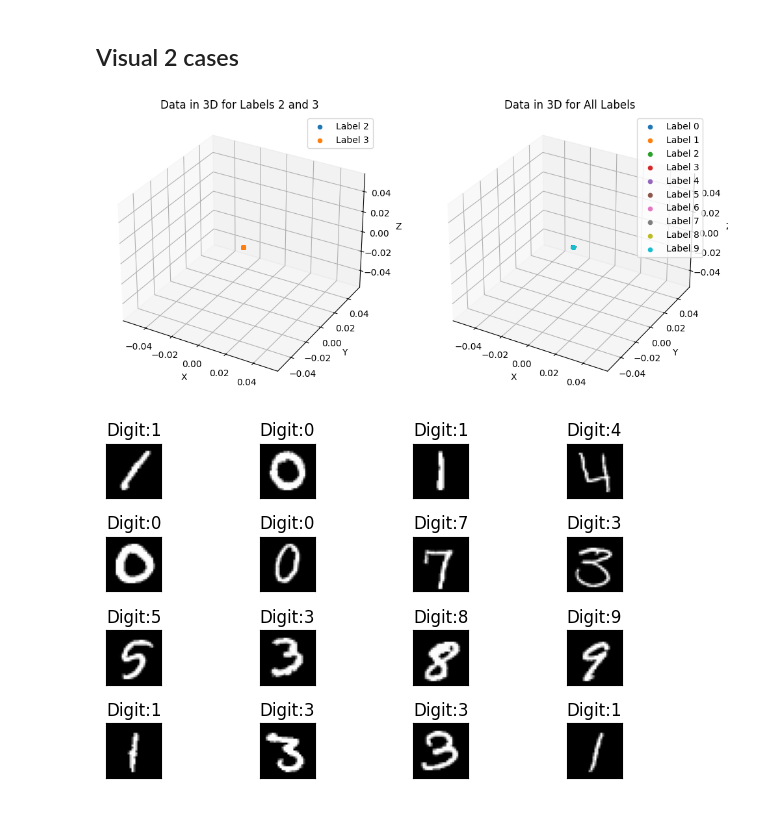
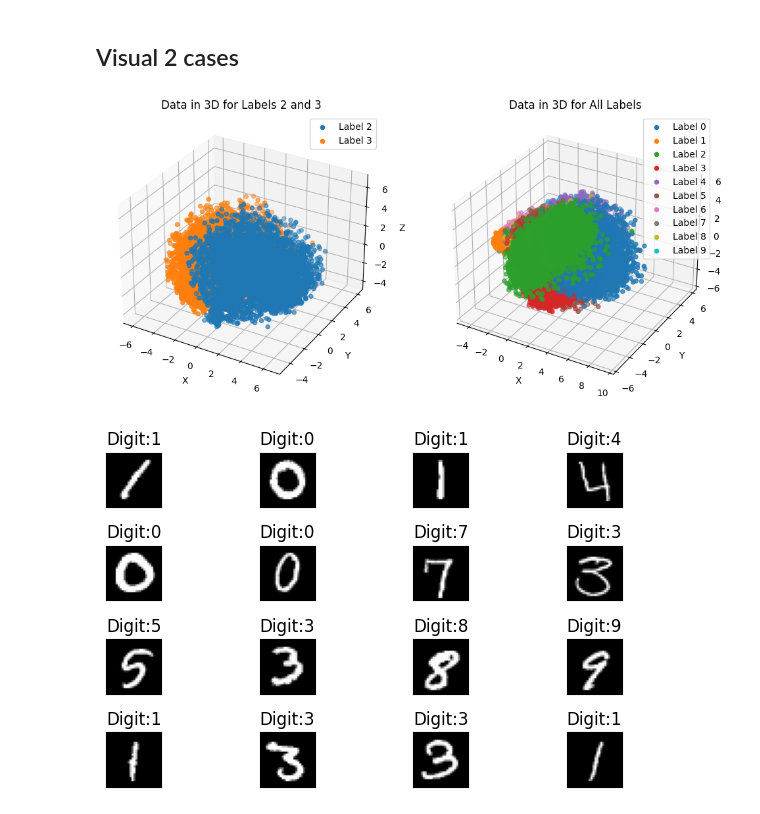
Before and after one commit to naoNao89/digitsSVM, a Jupyter notebook: SVM on Digits Recognization.ipynb, the cells around one changed output. Saved outputs shown, nothing was run; the diff lists cells and outputs as text; code cells hidden in the pictures.

Commit message:
[Remove duplicate] Figure 10 lables on 3D coordinae

```diff
--- a/SVM on Digits Recognization.ipynb
+++ b/SVM on Digits Recognization.ipynb
@@ -69,6 +69,7 @@ Y_train_23 = Y_train[np.logical_or(Y_train == 2, Y_train == 3)]
 import numpy as np
 import matplotlib.pyplot as plt
 from mpl_toolkits.mplot3d import Axes3D
+from sklearn.decomposition import PCA
 
 # Assuming X_train_23 and X_train_all are already computed and ready for visualization
 
@@ -78,41 +79,46 @@ ax1 = fig.add_subplot(121, projection='3d')
 ax1.set_title('Data in 3D for Labels 2 and 3')
 
 # PCA
 pca = PCA(n_components=3)  # Project to 3 dimensions for visualization
-X_train_23_pca = pca.fit_transform(X_train_flattened)
+X_train_23_pca = pca.fit_transform(X_train_23)
 
 
 # Plot points with labels 2 and 3
 for label in np.unique(Y_train_23):
-    ax1.scatter(X_train_23[Y_train_23 == label, 0],
-                X_train_23[Y_train_23 == label, 1],
-                X_train_23[Y_train_23 == label, 2],
+    ax1.scatter(X_train_23_pca[Y_train_23 == label, 0],
+                X_train_23_pca[Y_train_23 == label, 1],
+                X_train_23_pca[Y_train_23 == label, 2],
                 label=f'Label {label}')
 
 ax1.set_xlabel('X')
 ax1.set_ylabel('Y')
 ax1.set_zlabel('Z')
 ax1.legend()
 
 # Plot in 3D for X_train_all and Y_train
 ax2 = fig.add_subplot(122, projection='3d')
 ax2.set_title('Data in 3D for All Labels')
 
+# PCA
+pca = PCA(n_components=3)  # Project to 3 dimensions for visualization
+X_train_all_pca = pca.fit_transform(X_train)
+
+
 # Plot points with all labels
 for label in np.unique(Y_train):
-    ax2.scatter(X_train[Y_train == label, 0],
-                X_train[Y_train == label, 1],
-                X_train[Y_train == label, 2],
+    ax2.scatter(X_train_all_pca[Y_train == label, 0],
+                X_train_all_pca[Y_train == label, 1],
+                X_train_all_pca[Y_train == label, 2],
                 label=f'Label {label}')
 
 ax2.set_xlabel('X')
 ax2.set_ylabel('Y')
 ax2.set_zlabel('Z')
 ax2.legend()
 
 plt.show()
 # %% [output]
-[figure, old version]
+[figure, new version]
 # %%
 def plot_digits(X, Y):
     for i in range(16):
```
Also changed, not shown: parts of 1 cell of this notebook.
